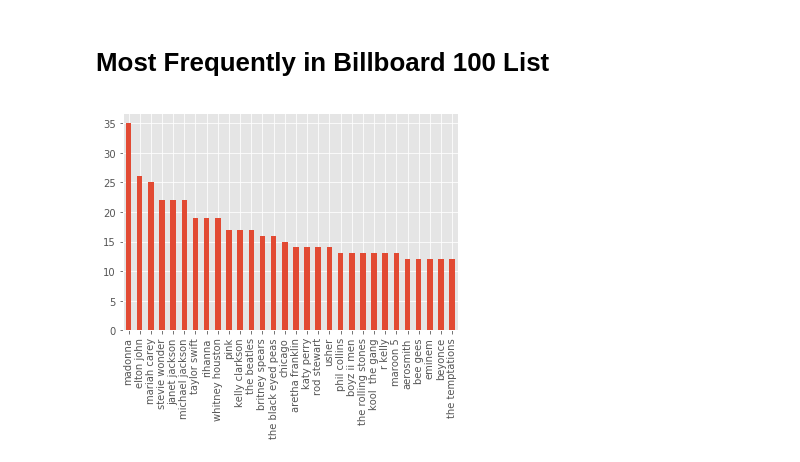
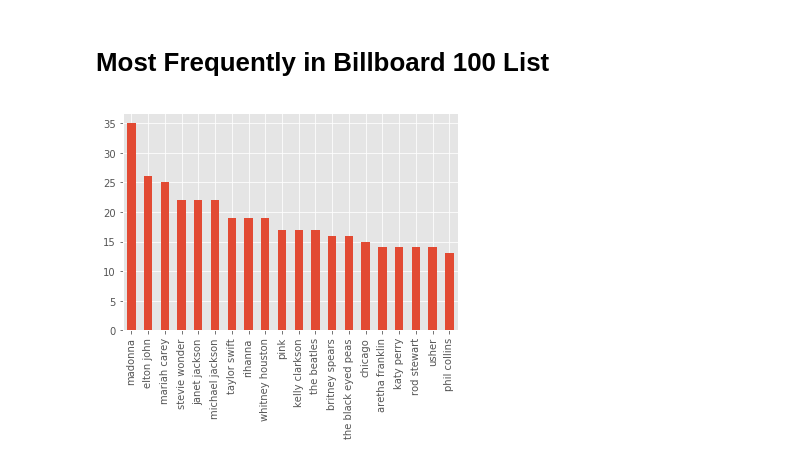
Before and after one commit to manulohiya/lyrics-billboard, a Jupyter notebook: notebooks/lyrics.ipynb, the cells around one changed output. Saved outputs shown, nothing was run; the diff lists cells and outputs as text; code cells hidden in the pictures.

```diff
--- a/notebooks/lyrics.ipynb
+++ b/notebooks/lyrics.ipynb
@@ -32,0 +22,4 @@ df.head()
+# %%
+df=pd.read_csv(path.join('..','datasets','songs.csv'))
+df.drop(['Unnamed: 0'],inplace = True, axis = 1)
+df.head()
@@ -73,7 +73,7 @@ wordcloud2.to_file(path.join('..', 'assets', 'artists_cloud.png'))
 # Most Frequently in Billboard 100 List
 # %%
 fig, ax = plt.subplots()
-df['Artist'].value_counts()[:30].plot(ax=ax, kind='bar')
+df['Artist'].value_counts()[:20].plot(ax=ax, kind='bar')
 fig.savefig(path.join('..', 'assets', 'most_artists.png'))
 # %% [output]
-[figure, old version]
+[figure, new version]
```
Also changed, not shown: parts of 11 cells of this notebook, 4 other files.
